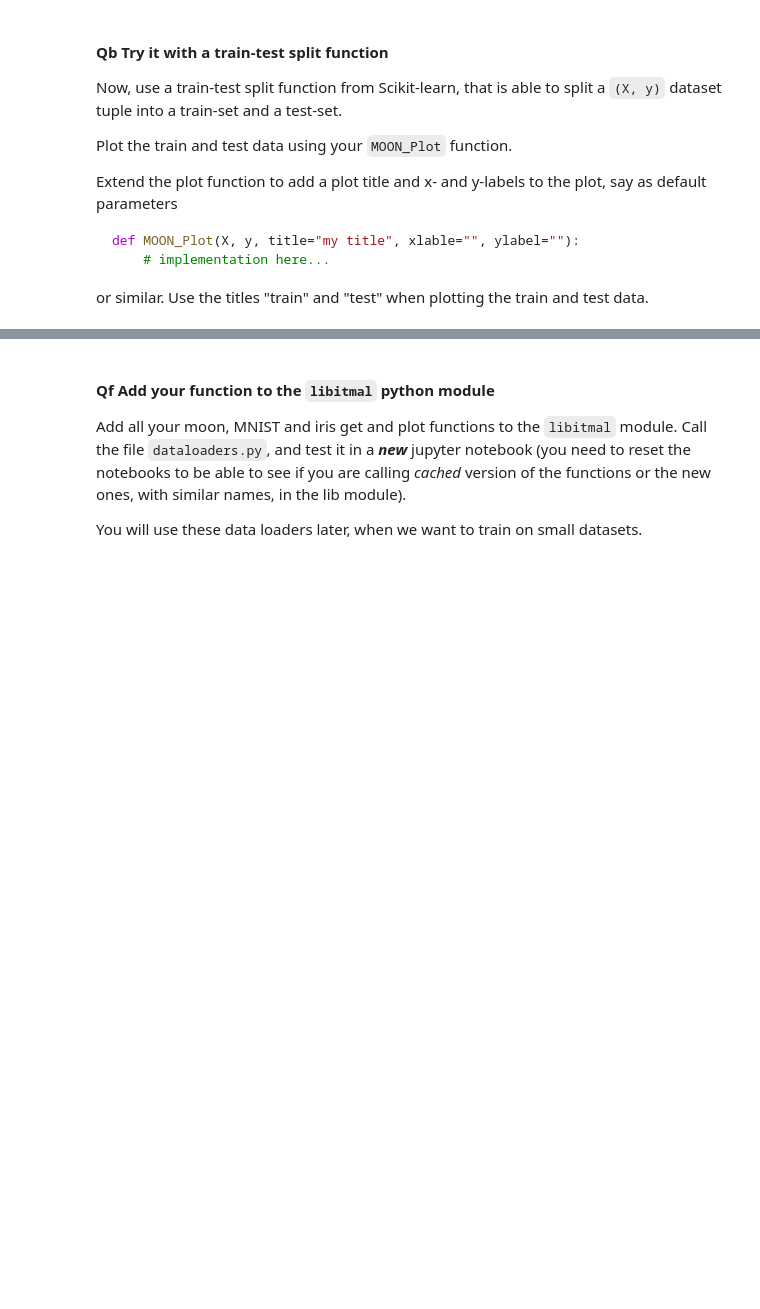
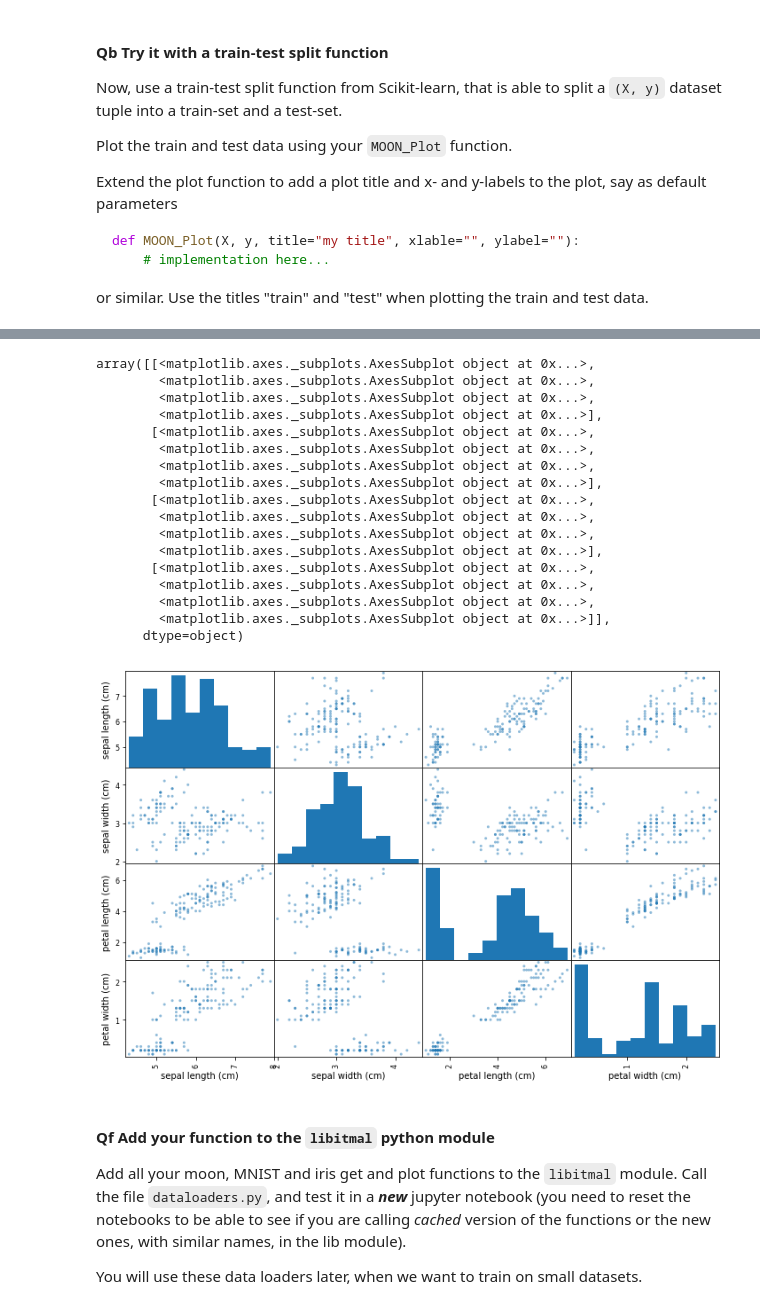
Before and after one commit to Fudgel69/MAL, a Jupyter notebook: L03/dataset.ipynb, the cells around one changed output, grey strips where cells are left out. Drawn from its saved outputs; the diff is of its cells as text; code cells hidden in the pictures; blank space fills up the shorter version.

```diff
--- a/L03/dataset.ipynb
+++ b/L03/dataset.ipynb
@@ -147,3 +183,29 @@ Create a plot function that takes just two feature dimensions and plots them in
+# %%
+#Qe part 2
+from pandas.plotting import scatter_matrix
+
+attributes = ["sepal length (cm)", "sepal width (cm)", "petal length (cm)",
+"petal width (cm)"]
+scatter_matrix(iris_panda[attributes], figsize=(12, 8))
+# %% [output]
+array([[<matplotlib.axes._subplots.AxesSubplot object at 0x...>,
+        <matplotlib.axes._subplots.AxesSubplot object at 0x...>,
+        <matplotlib.axes._subplots.AxesSubplot object at 0x...>,
+        <matplotlib.axes._subplots.AxesSubplot object at 0x...>],
+       [<matplotlib.axes._subplots.AxesSubplot object at 0x...>,
+        <matplotlib.axes._subplots.AxesSubplot object at 0x...>,
+        <matplotlib.axes._subplots.AxesSubplot object at 0x...>,
+        <matplotlib.axes._subplots.AxesSubplot object at 0x...>],
+       [<matplotlib.axes._subplots.AxesSubplot object at 0x...>,
+        <matplotlib.axes._subplots.AxesSubplot object at 0x...>,
+        <matplotlib.axes._subplots.AxesSubplot object at 0x...>,
+        <matplotlib.axes._subplots.AxesSubplot object at 0x...>],
+       [<matplotlib.axes._subplots.AxesSubplot object at 0x...>,
+        <matplotlib.axes._subplots.AxesSubplot object at 0x...>,
+        <matplotlib.axes._subplots.AxesSubplot object at 0x...>,
+        <matplotlib.axes._subplots.AxesSubplot object at 0x...>]],
+      dtype=object)
+[figure, added]
 # %% [markdown]
 #### Qf Add your function to the `libitmal` python module
 
```
Also changed, not shown: parts of 4 cells of this notebook.
